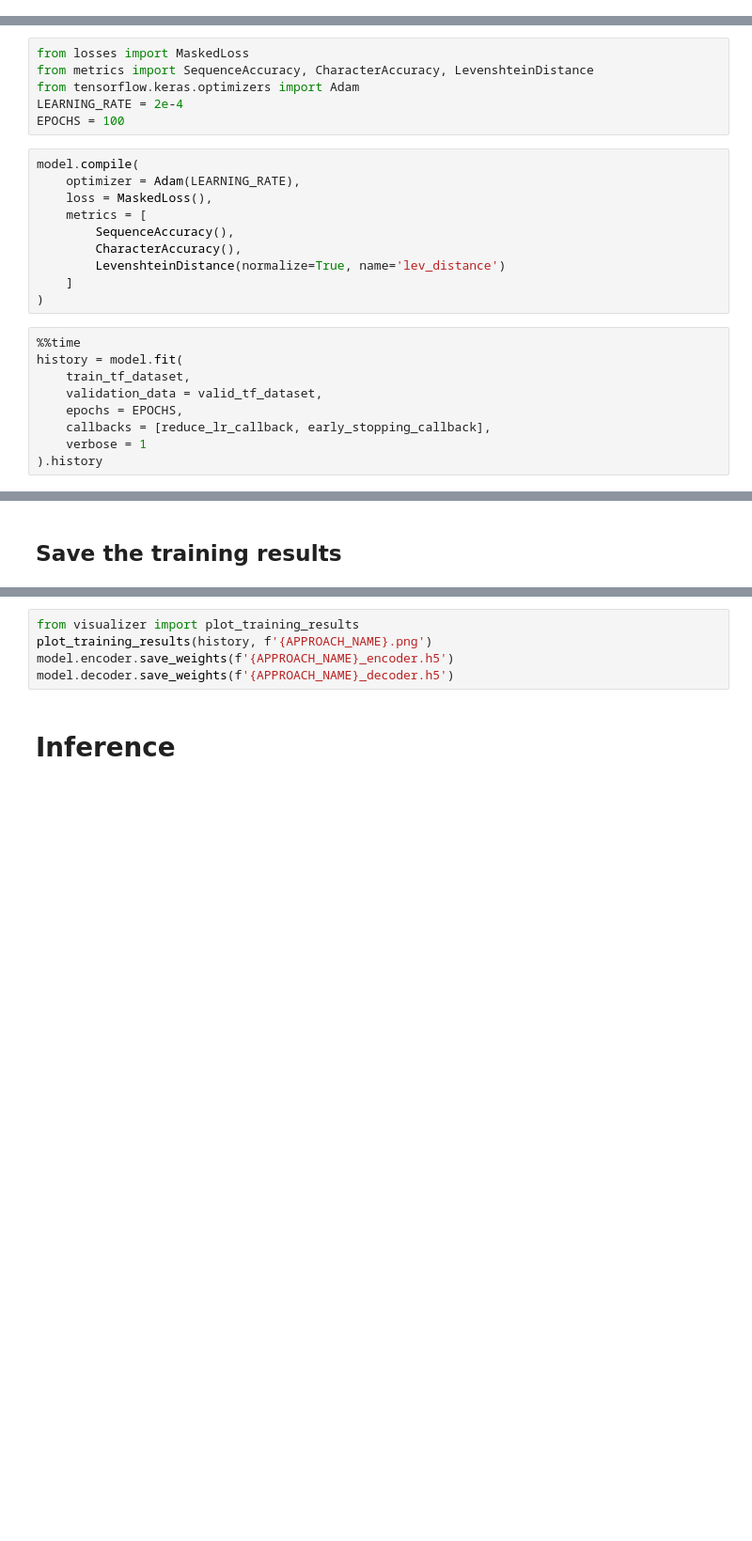
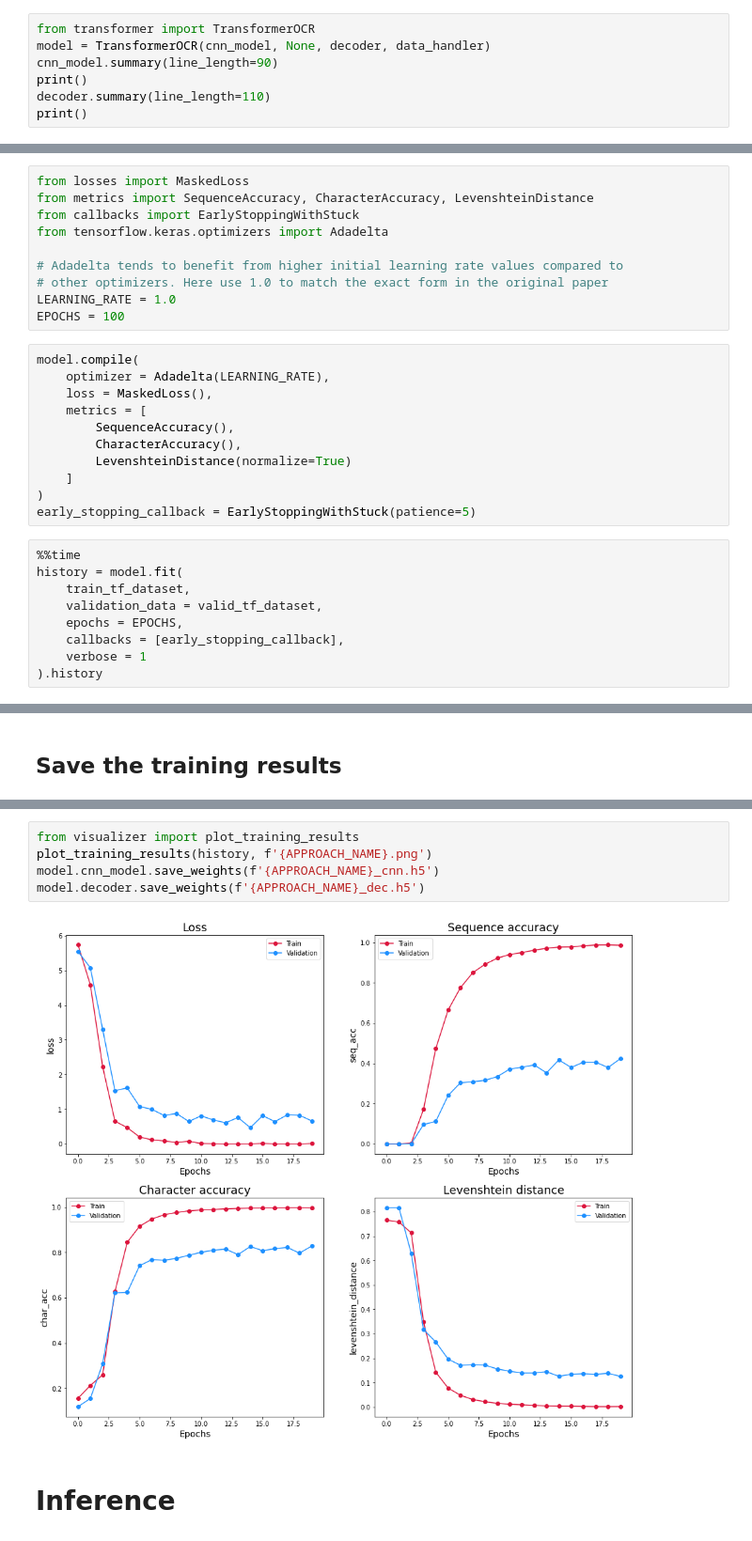
Before and after one commit to ds4v/NomNaOCR, a Jupyter notebook: Text recognition/TransformerOCR/CNNxJustDecoder.ipynb, the cells around one changed output, grey strips where cells are left out. Shown at 94% size. Saved outputs shown, nothing was run; the diff lists cells and outputs as text; blank space fills up the shorter version.

Commit message:
Train the CNNxJustDecoder model

```diff
--- a/Text recognition/TransformerOCR/CNNxJustDecoder.ipynb
+++ b/Text recognition/TransformerOCR/CNNxJustDecoder.ipynb
@@ -155,0 +138,7 @@ decoder.summary(line_length=125)
+# %%
+from transformer import TransformerOCR
+model = TransformerOCR(cnn_model, None, decoder, data_handler)
+cnn_model.summary(line_length=90)
+print()
+decoder.summary(line_length=110)
+print()
@@ -194,25 +189,30 @@ reduce_lr_callback = ReduceLROnPlateau(
 # %%
 from losses import MaskedLoss
 from metrics import SequenceAccuracy, CharacterAccuracy, LevenshteinDistance
-from tensorflow.keras.optimizers import Adam
-LEARNING_RATE = 2e-4
+from callbacks import EarlyStoppingWithStuck
+from tensorflow.keras.optimizers import Adadelta
+
+# Adadelta tends to benefit from higher initial learning rate values compared to
+# other optimizers. Here use 1.0 to match the exact form in the original paper
+LEARNING_RATE = 1.0
 EPOCHS = 100
 # %%
 model.compile(
-    optimizer = Adam(LEARNING_RATE),
+    optimizer = Adadelta(LEARNING_RATE),
     loss = MaskedLoss(),
     metrics = [
         SequenceAccuracy(),
         CharacterAccuracy(),
-        LevenshteinDistance(normalize=True, name='lev_distance')
+        LevenshteinDistance(normalize=True)
     ]
 )
+early_stopping_callback = EarlyStoppingWithStuck(patience=5)
 # %%
 %%time
 history = model.fit(
     train_tf_dataset,
     validation_data = valid_tf_dataset,
     epochs = EPOCHS,
-    callbacks = [reduce_lr_callback, early_stopping_callback],
+    callbacks = [early_stopping_callback],
     verbose = 1
 ).history
@@ -227,7 +250,9 @@ print(f'- Levenshtein distance\t: {history["val_lev_distance"][best_epoch]}')
 # %%
 from visualizer import plot_training_results
 plot_training_results(history, f'{APPROACH_NAME}.png')
-model.encoder.save_weights(f'{APPROACH_NAME}_encoder.h5')
-model.decoder.save_weights(f'{APPROACH_NAME}_decoder.h5')
+model.cnn_model.save_weights(f'{APPROACH_NAME}_cnn.h5')
+model.decoder.save_weights(f'{APPROACH_NAME}_dec.h5')
+# %% [output]
+[figure, added]
 # %% [markdown]
 # Inference
```
Also changed, not shown: parts of 27 cells of this notebook.
